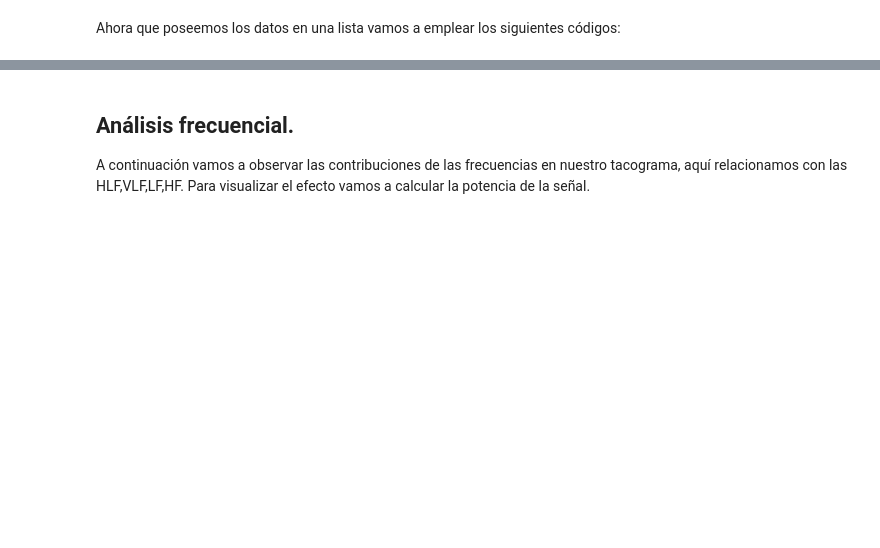
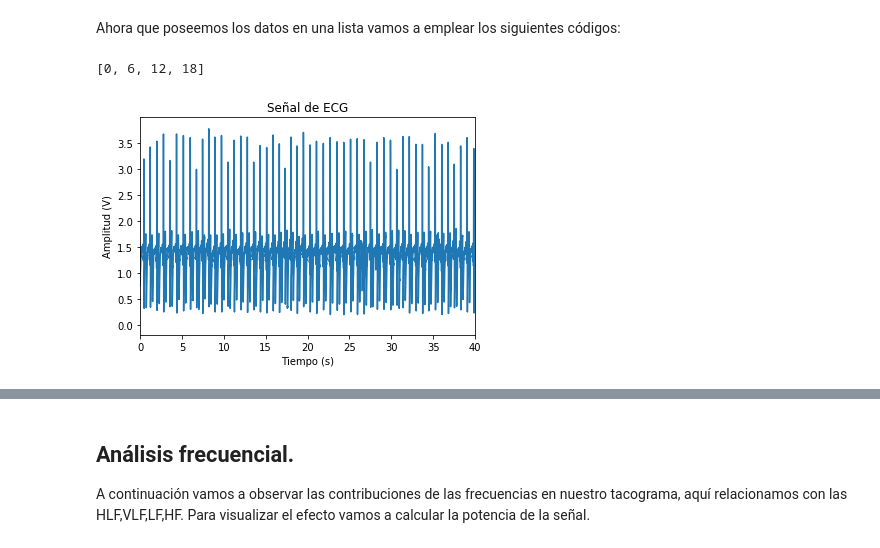
Before and after one commit to algoritmos-2019-2/clase-1-eduar25, a Jupyter notebook: Proyecto Final..ipynb, the cells around one changed output, grey strips where cells are left out. Drawn from its saved outputs; the diff is of its cells as text; code cells hidden in the pictures; blank space fills up the shorter version.

```diff
--- a/Proyecto Final..ipynb
+++ b/Proyecto Final..ipynb
@@ -528,5 +541,33 @@ Sabemos que los armónicos son los N-ésimos múltiplos enteros de la frecuencia
 # %% [markdown]
 Ahora que poseemos los datos en una lista vamos a emplear los siguientes códigos:
+# %%
+#len(Datos_num_ECG)
+lista=[0,1,2,3]
+lista2=[]
+for i in lista:
+    j=i*6
+    lista2.append(j)
+print(lista2)
+# %% [output]
+[0, 6, 12, 18]
+# %%
+def Gráfica_datos(ECG,duración_registro):
+    Datos_num_ECG=Limpiador_archivo_texto(ECG)
+    #len(Datos_num_ECG)
+    Instantes_de_muestreo=linspace(0,1,len(Datos_num_ECG))
+    Instantes_de_muestreo2=[]
+    for i in Instantes_de_muestreo:
+        j=i*duración_registro
+        Instantes_de_muestreo2.append(j)
+    plot(Instantes_de_muestreo2,Datos_num_ECG)
+    xlabel('Tiempo (s)')
+    xlim(0,40)
+    ylabel('Amplitud (V)')
+    title('Señal de ECG')
+# %%
+Gráfica_datos(ECG2,600)
+# %% [output]
+[figure, added]
 # %%
 def Transformada_de_Fourier(ECG,duración_registro):
     Datos_num_ECG=Limpiador_archivo_texto(ECG)
```
Also changed, not shown: parts of 18 cells of this notebook, 2 other files.
